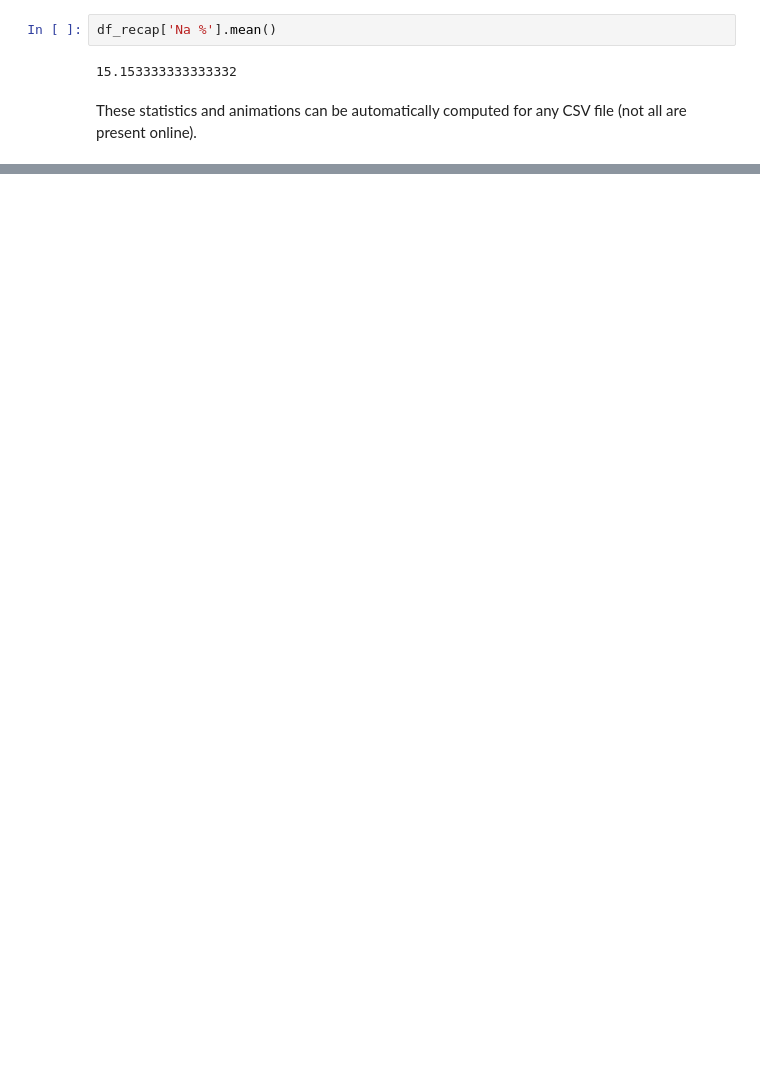
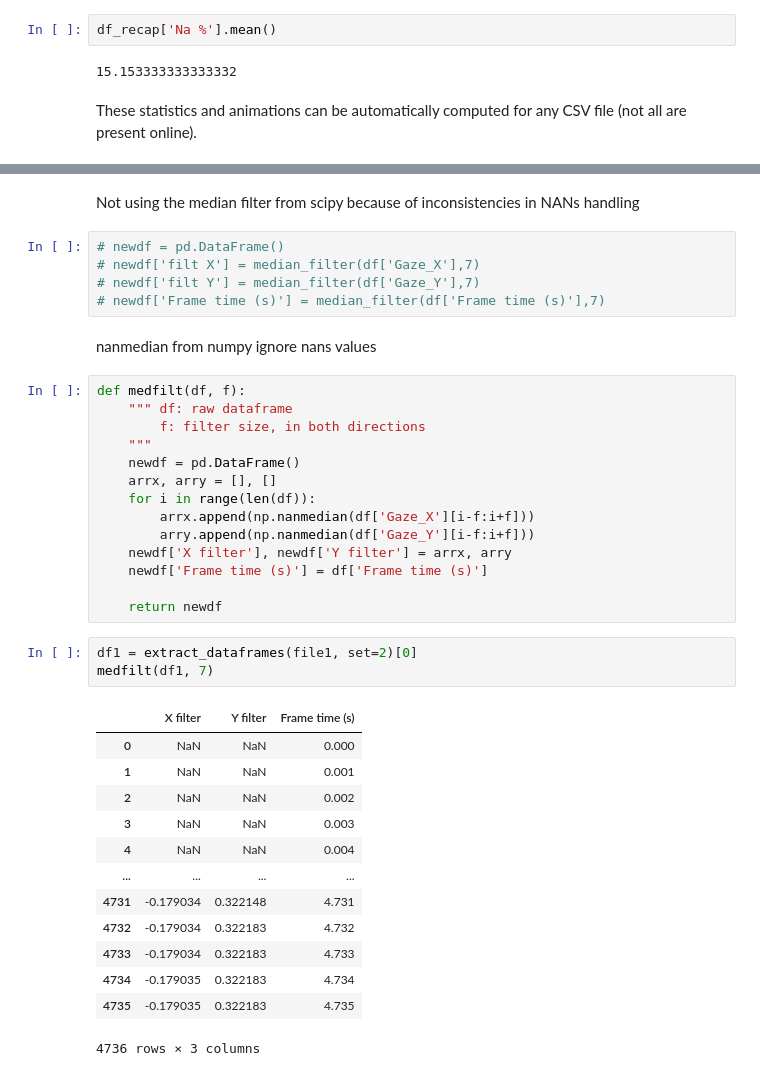
Before and after one commit to toelt-llc/KiPy, a Jupyter notebook: code/processing_flicker.ipynb, the cells around one changed output, grey strips where cells are left out. Drawn from its saved outputs; the diff is of its cells as text; blank space fills up the shorter version.

```diff
--- a/code/processing_flicker.ipynb
+++ b/code/processing_flicker.ipynb
@@ -88,0 +160,40 @@ These statistics and animations can be automatically computed for any CSV file (
+# %% [markdown]
+Not using the median filter from scipy because of inconsistencies in NANs handling
+# %%
+# newdf = pd.DataFrame()
+# newdf['filt X'] = median_filter(df['Gaze_X'],7)
+# newdf['filt Y'] = median_filter(df['Gaze_Y'],7)
+# newdf['Frame time (s)'] = median_filter(df['Frame time (s)'],7)
+# %% [markdown]
+nanmedian from numpy ignore nans values
+# %%
+def medfilt(df, f):
+    """ df: raw dataframe
+        f: filter size, in both directions
+    """
+    newdf = pd.DataFrame()
+    arrx, arry = [], []
+    for i in range(len(df)):
+        arrx.append(np.nanmedian(df['Gaze_X'][i-f:i+f]))
+        arry.append(np.nanmedian(df['Gaze_Y'][i-f:i+f]))
+    newdf['X filter'], newdf['Y filter'] = arrx, arry
+    newdf['Frame time (s)'] = df['Frame time (s)']
+
+    return newdf
+# %%
+df1 = extract_dataframes(file1, set=2)[0]
+medfilt(df1, 7)
+# %% [output]
+|  | X filter | Y filter | Frame time (s) |
+| 0 | NaN | NaN | 0.000 |
+| 1 | NaN | NaN | 0.001 |
+| 2 | NaN | NaN | 0.002 |
+| 3 | NaN | NaN | 0.003 |
+| 4 | NaN | NaN | 0.004 |
+| ... | ... | ... | ... |
+| 4731 | -0.179034 | 0.322148 | 4.731 |
+| 4732 | -0.179034 | 0.322183 | 4.732 |
+| 4733 | -0.179034 | 0.322183 | 4.733 |
+| 4734 | -0.179035 | 0.322183 | 4.734 |
+| 4735 | -0.179035 | 0.322183 | 4.735 |
+4736 rows × 3 columns
```
Also changed, not shown: parts of 30 cells of this notebook.
